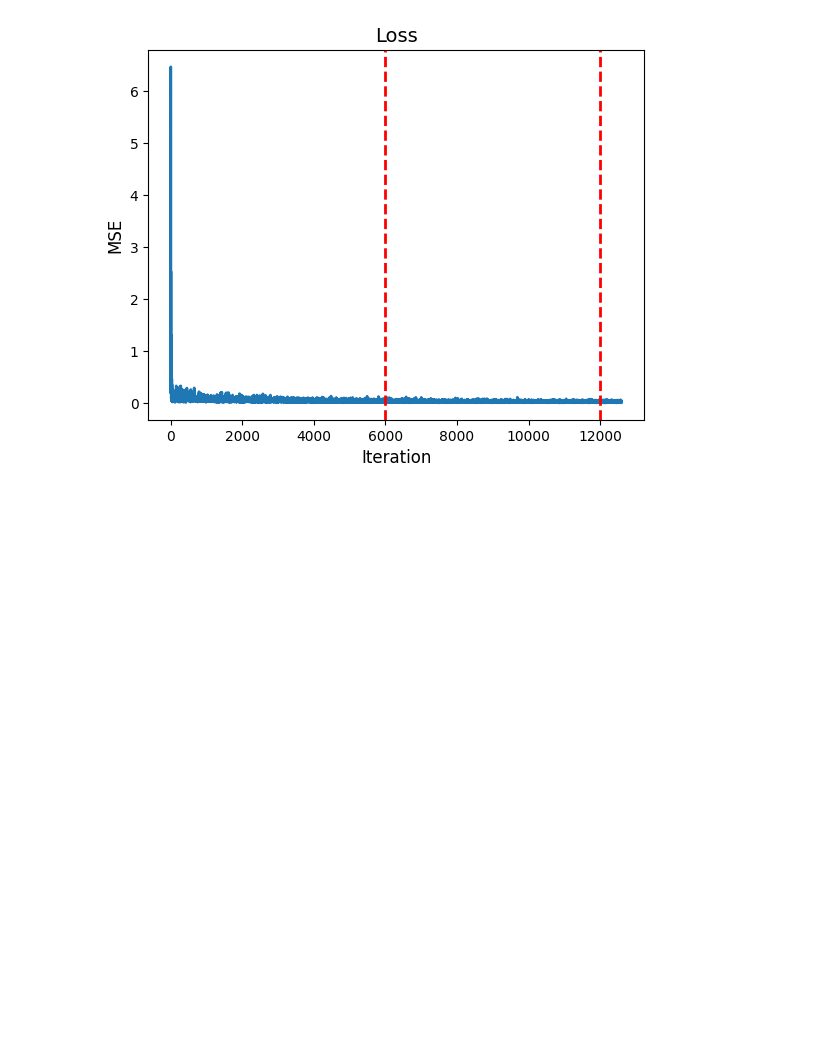
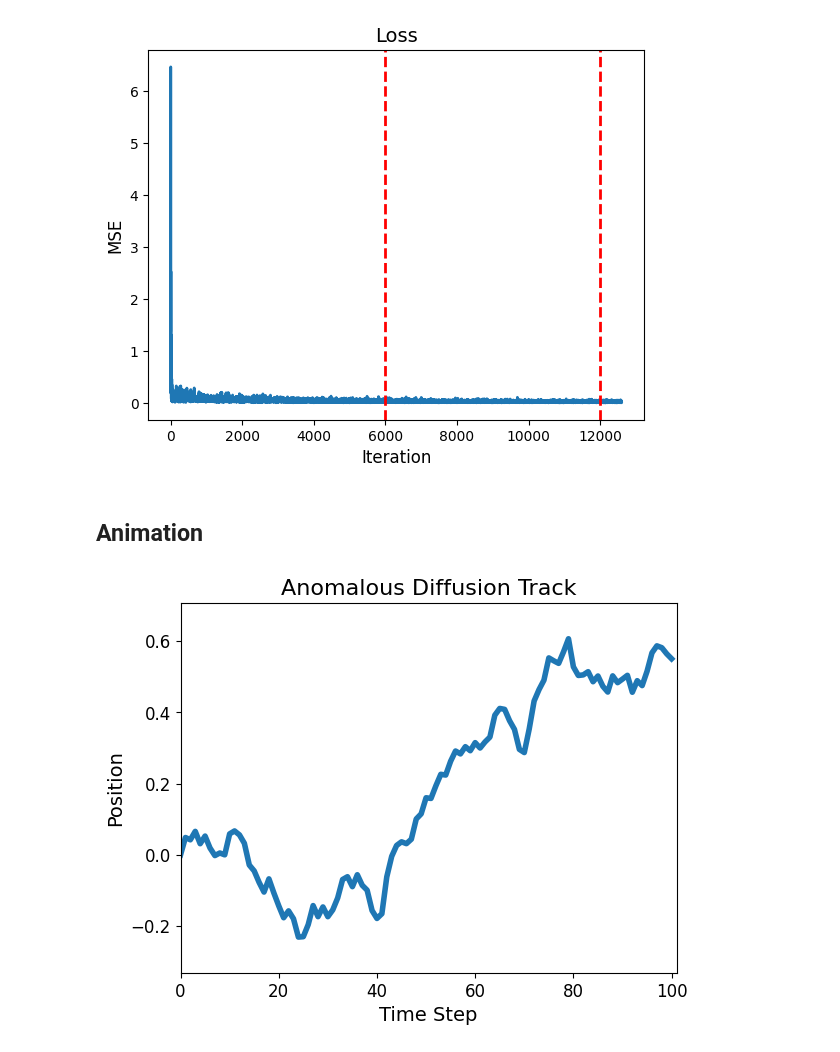
Before and after one commit to matchild/DeepBrownianMotion, a Jupyter notebook: training.ipynb, the cells around one changed output. Cells and saved outputs as stored; diff of their text form; code cells hidden in the pictures; blank space fills up the shorter version.

Commit message:
Added animation

```diff
--- a/training.ipynb
+++ b/training.ipynb
@@ -110,3 +92,47 @@ plt.plot()
 # %%
 #Save model
 torch.save(model.state_dict(), 'model/model_weights.pth')
+# %% [markdown]
+## Animation
+# %%
+import matplotlib.pyplot as plt
+from matplotlib.animation import FuncAnimation
+import numpy as np
+
+alpha=1.4
+f = FractionalBrownianMotion(hurst=0.5*alpha, t=1)
+fbm_sample = f.sample(100)
+
+# Create a figure and axis
+fig, ax = plt.subplots()
+ax.set_xlim(0, len(fbm_sample))
+ax.set_ylim(min(fbm_sample) - 0.1, max(fbm_sample) + 0.1)
+line, = ax.plot([], [], lw=4)
+
+
+# Set title and labels
+ax.set_title("Anomalous Diffusion Track", fontsize=16)
+ax.set_xlabel("Time Step", fontsize=14)
+ax.set_ylabel("Position", fontsize=14)
+
+ax.tick_params(axis='both', labelsize=12)
+
+def init():
+    line.set_data([], [])
+    return line,
+
+def animate(i):
+    x = np.arange(0, i+1)
+    y = fbm_sample[:i+1]
+    line.set_data(x, y)
+    return line,
+
+# Create the animation
+anim = FuncAnimation(fig, animate, init_func=init, frames=len(fbm_sample), interval=70, blit=True)
+
+# Save the animation as a GIF
+anim.save('media/fbm.gif', writer='pillow')
+
+plt.show()
+# %% [output]
+[figure, added]
```
Also changed, not shown: parts of 2 cells of this notebook, 2 other files.
